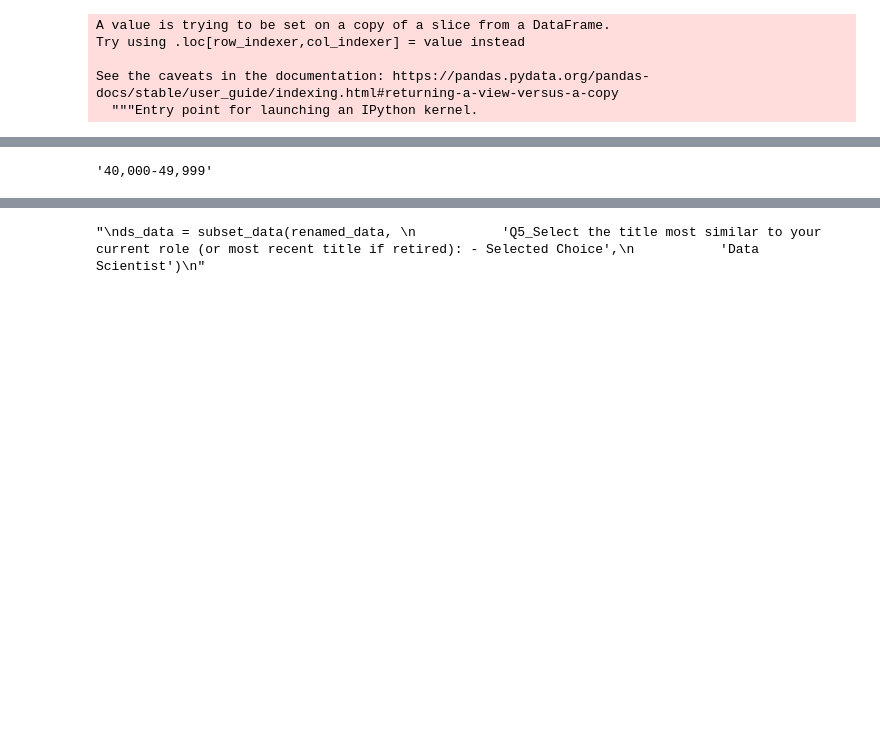
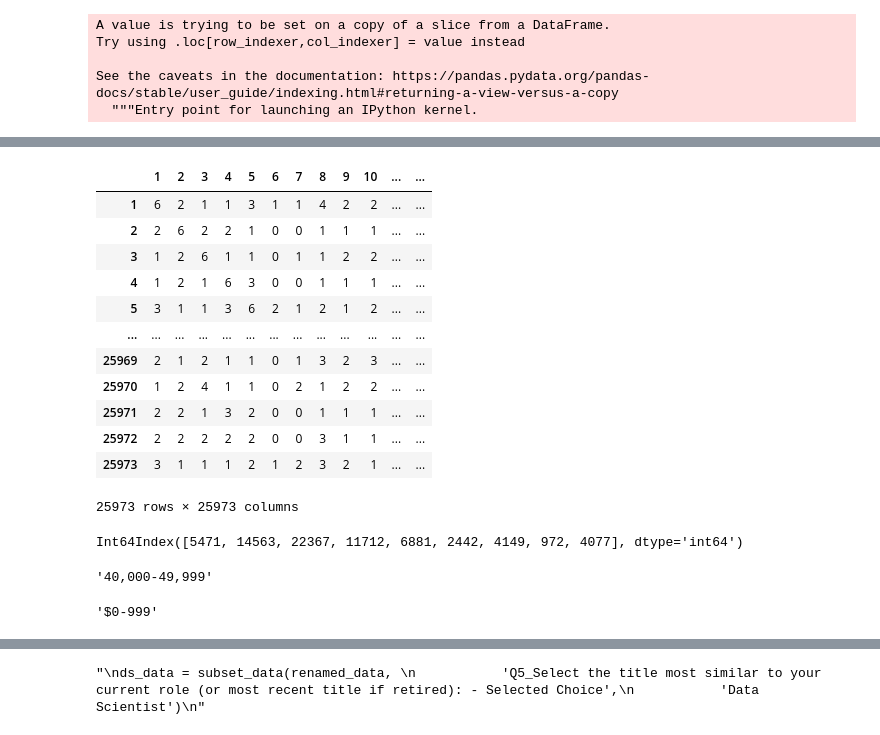
Before and after one commit to thecrossed/kaggle_survey_2021, a Jupyter notebook: what-do-data-scientists-usually-do.ipynb, the cells around one changed output, grey strips where cells are left out. Saved outputs shown, nothing was run; the diff lists cells and outputs as text; code cells hidden in the pictures; blank space fills up the shorter version.

```diff
--- a/what-do-data-scientists-usually-do.ipynb
+++ b/what-do-data-scientists-usually-do.ipynb
@@ -149,6 +166,22 @@ demo_matrix = pivot_df(demographic_data, demographic_data.columns[:-1])
 # %%
 #demo_matrix
 participant_matrix = demo_matrix.dot(np.transpose(demo_matrix))
+# %%
+participant_matrix
+# %% [output]
+|  | 1 | 2 | 3 | 4 | 5 | 6 | 7 | 8 | 9 | 10 | ... | ... |
+| 1 | 6 | 2 | 1 | 1 | 3 | 1 | 1 | 4 | 2 | 2 | ... | ... |
+| 2 | 2 | 6 | 2 | 2 | 1 | 0 | 0 | 1 | 1 | 1 | ... | ... |
+| 3 | 1 | 2 | 6 | 1 | 1 | 0 | 1 | 1 | 2 | 2 | ... | ... |
+| 4 | 1 | 2 | 1 | 6 | 3 | 0 | 0 | 1 | 1 | 1 | ... | ... |
+| 5 | 3 | 1 | 1 | 3 | 6 | 2 | 1 | 2 | 1 | 2 | ... | ... |
+| ... | ... | ... | ... | ... | ... | ... | ... | ... | ... | ... | ... | ... |
+| 25969 | 2 | 1 | 2 | 1 | 1 | 0 | 1 | 3 | 2 | 3 | ... | ... |
+| 25970 | 1 | 2 | 4 | 1 | 1 | 0 | 2 | 1 | 2 | 2 | ... | ... |
+| 25971 | 2 | 2 | 1 | 3 | 2 | 0 | 0 | 1 | 1 | 1 | ... | ... |
+| 25972 | 2 | 2 | 2 | 2 | 2 | 0 | 0 | 3 | 1 | 1 | ... | ... |
+| 25973 | 3 | 1 | 1 | 1 | 2 | 1 | 2 | 3 | 2 | 1 | ... | ... |
+25973 rows × 25973 columns
 # %%
 def closest_participant(participant_id, participant_matrix):
     """
@@ -162,6 +195,10 @@ def closest_participant(participant_id, participant_matrix):
     participant_list = participant_list.sort_values(by = participant_id, ascending = False)
 
     return participant_list.index[1:10]
+# %%
+closest_participant(2000,participant_matrix)
+# %% [output]
+Int64Index([5471, 14563, 22367, 11712, 6881, 2442, 4149, 972, 4077], dtype='int64')
 # %%
 def compensation(df , participant):
     """
@@ -180,3 +217,7 @@ def compensation(df , participant):
 compensation(renamed_data,2000)
 # %% [output]
 '40,000-49,999'
+# %%
+compensation(renamed_data,5471)
+# %% [output]
+'$0-999'
```
Also changed, not shown: parts of 9 cells of this notebook.
